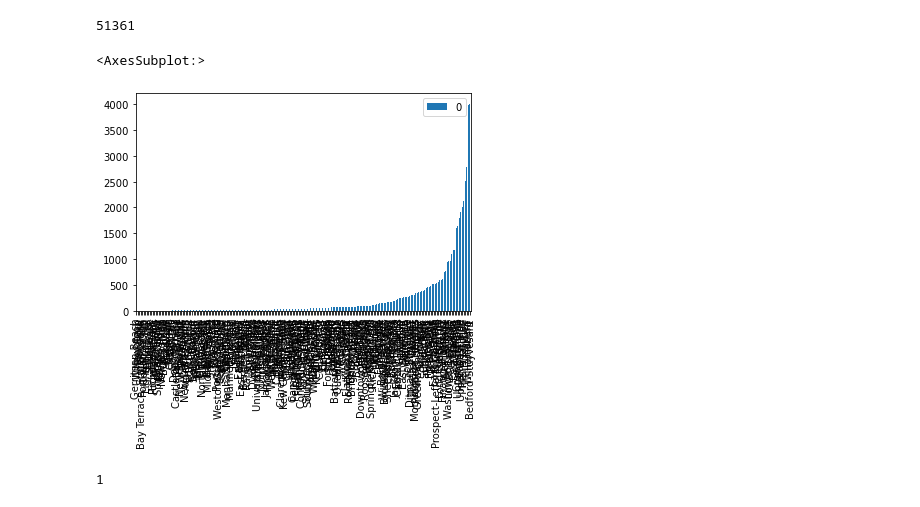
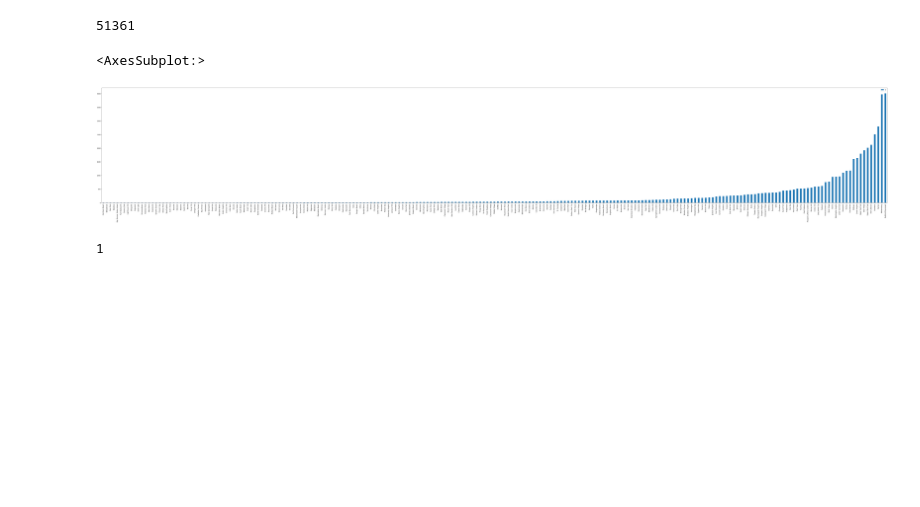
Before and after one commit to tauimonen/machine-learning, a Jupyter notebook: New York prediction.ipynb, the cells around one changed output. Saved outputs shown, nothing was run; the diff lists cells and outputs as text; code cells hidden in the pictures; blank space fills up the shorter version.

```diff
--- a/New York prediction.ipynb
+++ b/New York prediction.ipynb
@@ -65,10 +65,10 @@ len(df.index)
 # %%
 nb_counts = Counter(df.neighbourhood_cleansed)
 tdf = pd.DataFrame.from_dict(nb_counts, orient='index').sort_values(by=0)
-tdf.plot(kind='bar')
+tdf.plot(kind='bar', figsize=(100,15))
 # %% [output]
 <AxesSubplot:>
-[figure, old version]
+[figure, new version]
 # %%
 # the number of entries with 0 'number_of_reviews' which do not a NaN for 'reviews_per_month'
 len(df[(df.number_of_reviews == 0) & (pd.isnull(df.number_of_reviews) == False)
```
Also changed, not shown: parts of 3 cells of this notebook.
